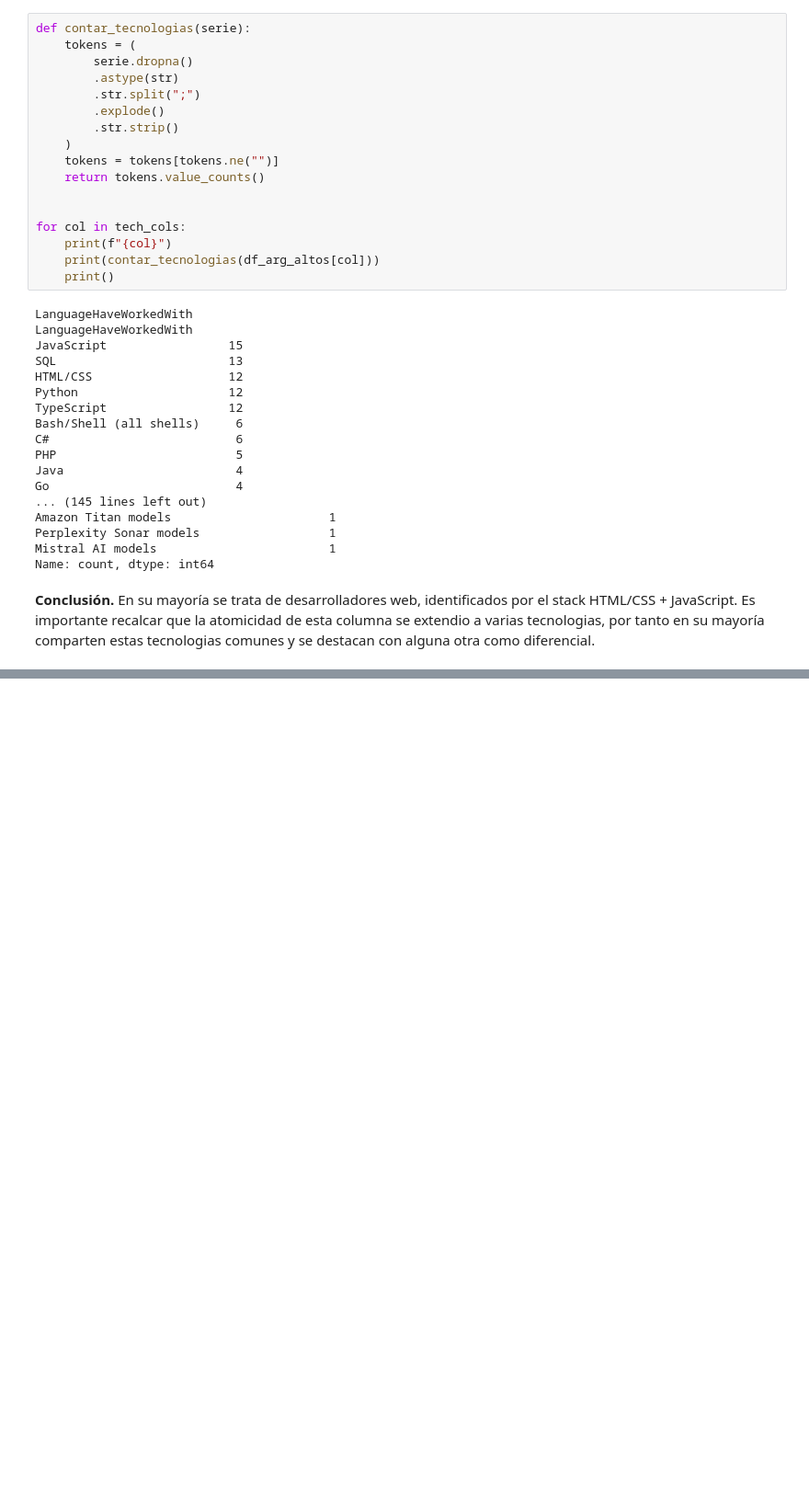
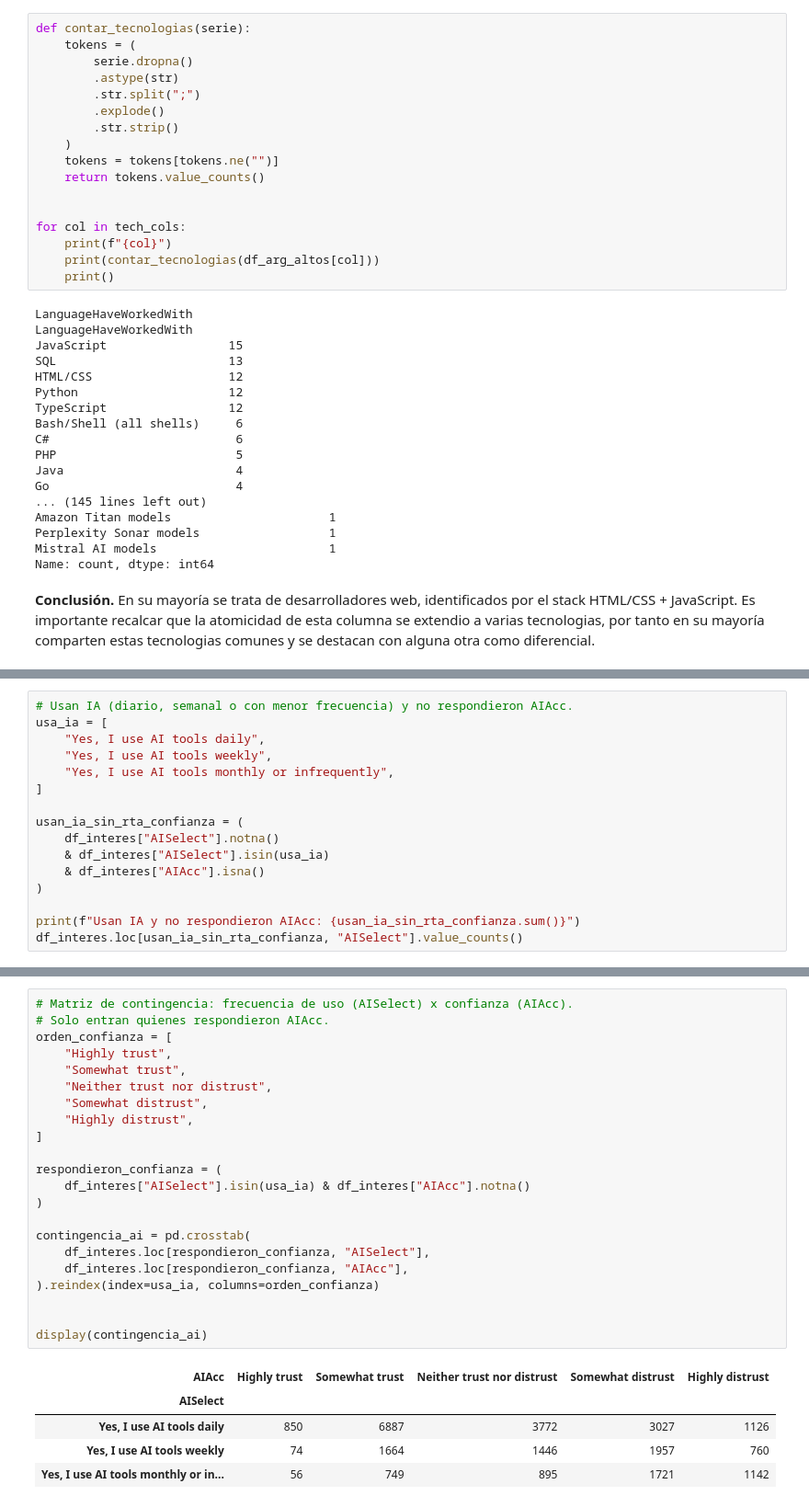
Before and after one commit to MateoGarrido13/StackOverflow-G23, a Jupyter notebook: Grupo23-Fund_C_Datos-StackOverflow.ipynb, the cells around one changed output, grey strips where cells are left out. Shown at 92% size. Drawn from its saved outputs; the diff is of its cells as text; blank space fills up the shorter version.

```diff
--- a/Grupo23-Fund_C_Datos-StackOverflow.ipynb
+++ b/Grupo23-Fund_C_Datos-StackOverflow.ipynb
@@ -876,0 +894,16 @@ Name: count, dtype: int64
+# %%
+# Usan IA (diario, semanal o con menor frecuencia) y no respondieron AIAcc.
+usa_ia = [
+    "Yes, I use AI tools daily",
+    "Yes, I use AI tools weekly",
+    "Yes, I use AI tools monthly or infrequently",
+]
+
+usan_ia_sin_rta_confianza = (
+    df_interes["AISelect"].notna()
+    & df_interes["AISelect"].isin(usa_ia)
+    & df_interes["AIAcc"].isna()
+)
+
+print(f"Usan IA y no respondieron AIAcc: {usan_ia_sin_rta_confianza.sum()}")
+df_interes.loc[usan_ia_sin_rta_confianza, "AISelect"].value_counts()
@@ -876,0 +922,28 @@ Name: count, dtype: int64
+# %%
+# Matriz de contingencia: frecuencia de uso (AISelect) x confianza (AIAcc).
+# Solo entran quienes respondieron AIAcc.
+orden_confianza = [
+    "Highly trust",
+    "Somewhat trust",
+    "Neither trust nor distrust",
+    "Somewhat distrust",
+    "Highly distrust",
+]
+
+respondieron_confianza = (
+    df_interes["AISelect"].isin(usa_ia) & df_interes["AIAcc"].notna()
+)
+
+contingencia_ai = pd.crosstab(
+    df_interes.loc[respondieron_confianza, "AISelect"],
+    df_interes.loc[respondieron_confianza, "AIAcc"],
+).reindex(index=usa_ia, columns=orden_confianza)
+
+
+display(contingencia_ai)
+# %% [output]
+| AIAcc | Highly trust | Somewhat trust | Neither trust nor distrust | Somewhat distrust | Highly distrust |
+| AISelect |  |  |  |  |  |
+| Yes, I use AI tools daily | 850 | 6887 | 3772 | 3027 | 1126 |
+| Yes, I use AI tools weekly | 74 | 1664 | 1446 | 1957 | 760 |
+| Yes, I use AI tools monthly or in... | 56 | 749 | 895 | 1721 | 1142 |
```
Also changed, not shown: parts of 14 cells of this notebook, 1 other file.
